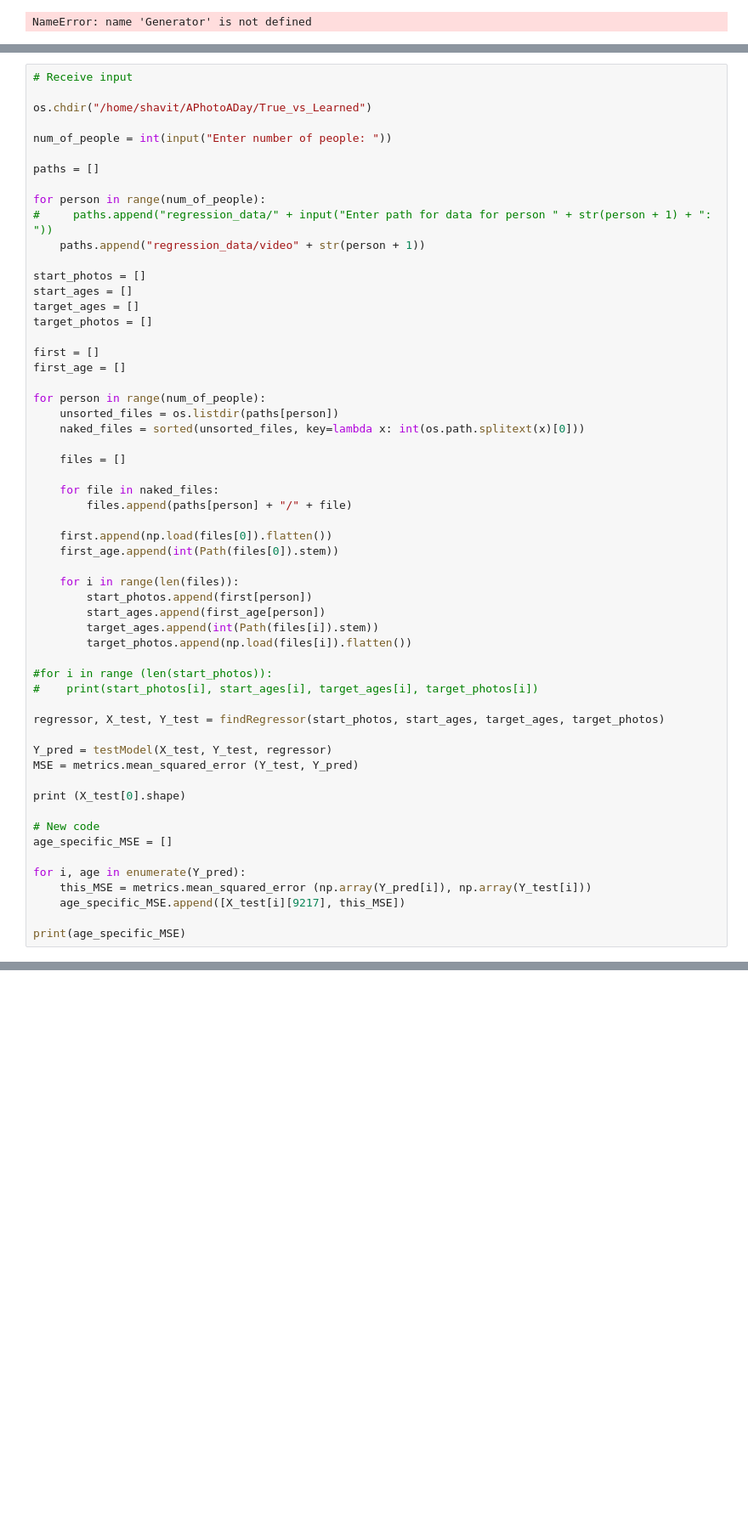
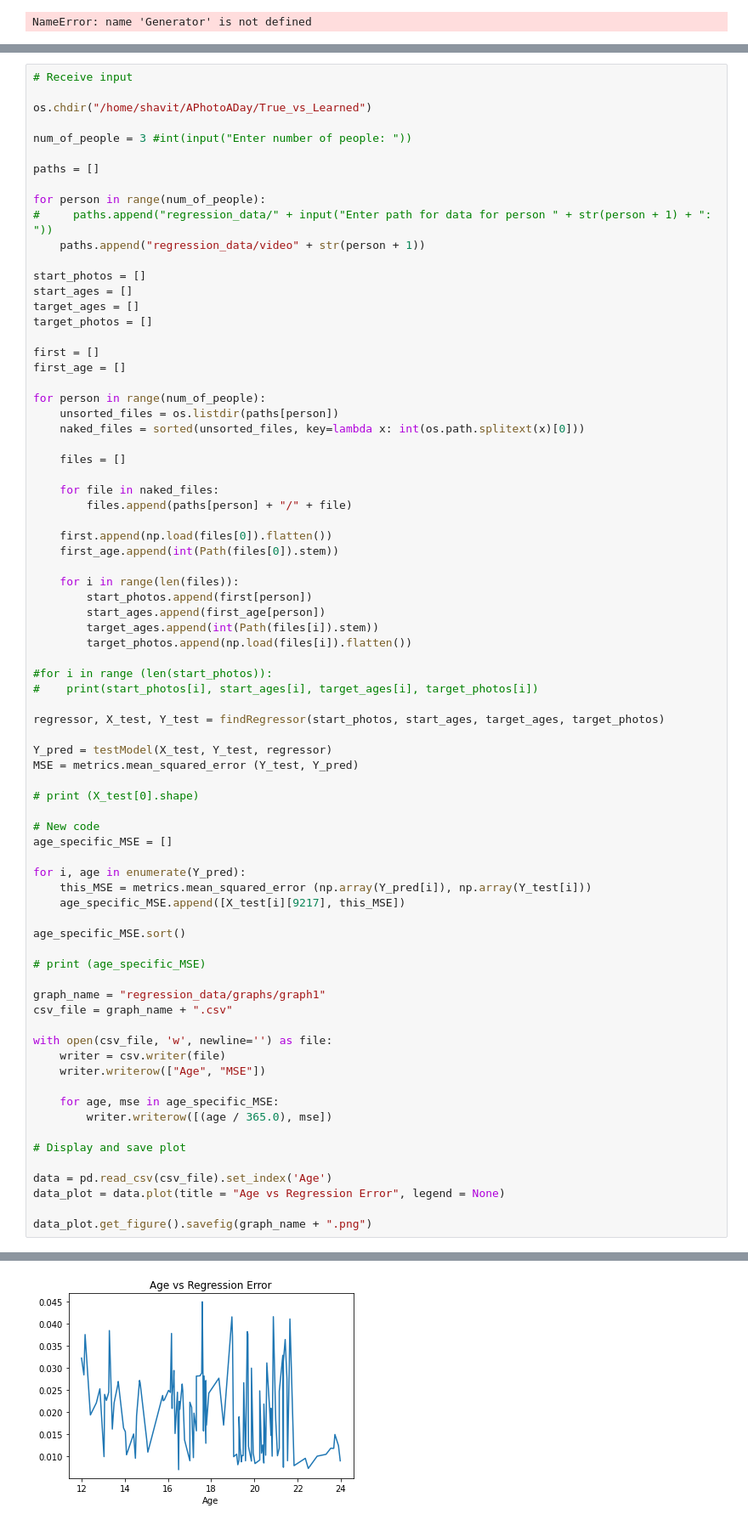
Before and after one commit to shavitborisov/APhotoADay, a Jupyter notebook: True_vs_Learned/LinearRegression.ipynb, the cells around one changed output, grey strips where cells are left out. Shown: that part at 85% size. Saved outputs shown, nothing was run; the diff lists cells and outputs as text; blank space fills up the shorter version.

Commit message:
added regression error

```diff
--- a/True_vs_Learned/LinearRegression.ipynb
+++ b/True_vs_Learned/LinearRegression.ipynb
@@ -114,7 +114,7 @@ def testModel(X, Y, regressor):
 
 os.chdir("/home/shavit/APhotoADay/True_vs_Learned")
 
-num_of_people = int(input("Enter number of people: "))
+num_of_people = 3 #int(input("Enter number of people: "))
 
 paths = []
 
@@ -156,7 +156,7 @@ regressor, X_test, Y_test = findRegressor(start_photos, start_ages, target_ages,
 Y_pred = testModel(X_test, Y_test, regressor)
 MSE = metrics.mean_squared_error (Y_test, Y_pred)
 
-print (X_test[0].shape)
+# print (X_test[0].shape)
 
 # New code
 age_specific_MSE = []
@@ -165,5 +165,24 @@ for i, age in enumerate(Y_pred):
     this_MSE = metrics.mean_squared_error (np.array(Y_pred[i]), np.array(Y_test[i]))
     age_specific_MSE.append([X_test[i][9217], this_MSE])
 
-print(age_specific_MSE)
+age_specific_MSE.sort()
+
+# print (age_specific_MSE)
+
+graph_name = "regression_data/graphs/graph1"
+csv_file = graph_name + ".csv"
+
+with open(csv_file, 'w', newline='') as file:
+    writer = csv.writer(file)
+    writer.writerow(["Age", "MSE"])
+
+    for age, mse in age_specific_MSE:
+        writer.writerow([(age / 365.0), mse])
+
+# Display and save plot
+
+data = pd.read_csv(csv_file).set_index('Age')
+data_plot = data.plot(title = "Age vs Regression Error", legend = None)
+
+data_plot.get_figure().savefig(graph_name + ".png")
 # %% [output]
@@ -173,3 +189,4 @@ Enter number of people:  1
+[figure, added]
 # %%
 # generate examples
 
```
Also changed, not shown: parts of 2 cells of this notebook, 1 other file.
